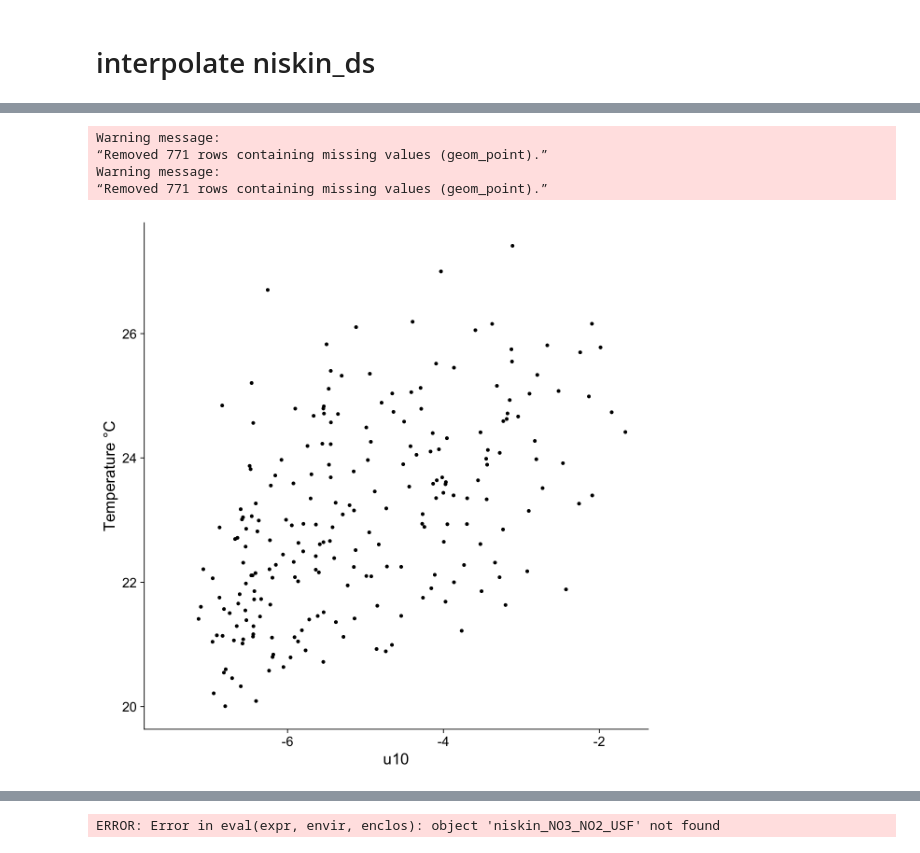
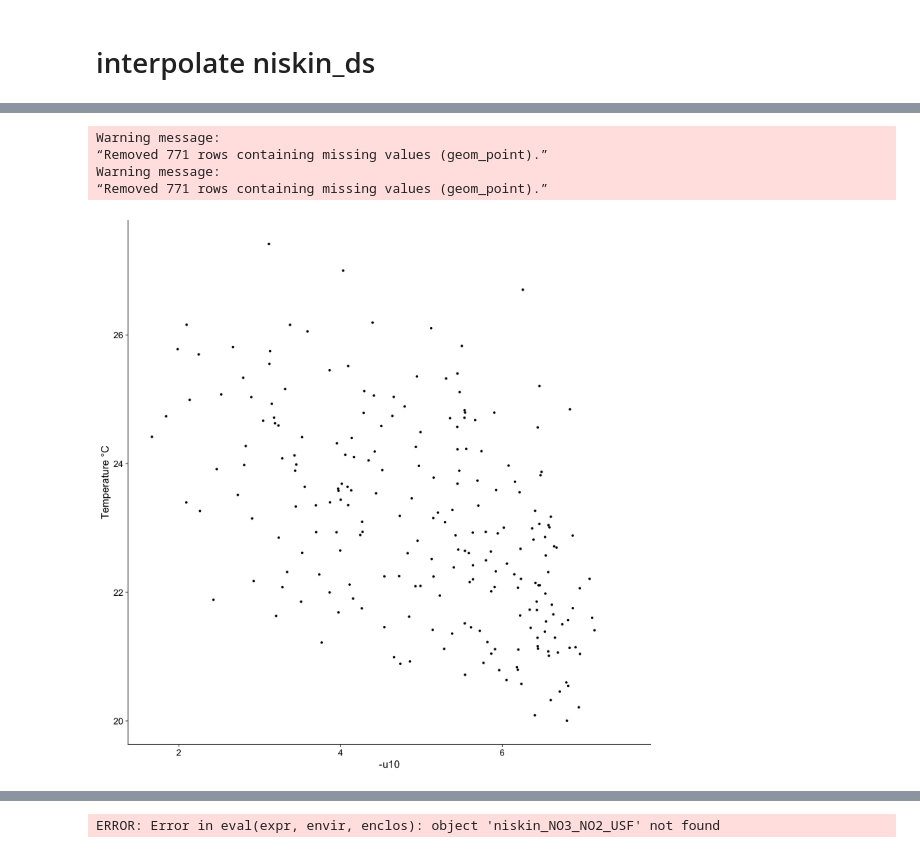
Before and after one commit to ben1post/BennyPhD, a Jupyter notebook: CaRiaco/SCRIPPS/CARIACO_data/PrelimDataExploration/Climate2Nisking_merge_PLOT.ipynb, the cells around one changed output, grey strips where cells are left out. Cells and saved outputs as stored; diff of their text form; code cells hidden in the pictures.

```diff
--- a/CaRiaco/SCRIPPS/CARIACO_data/PrelimDataExploration/Climate2Nisking_merge_PLOT.ipynb
+++ b/CaRiaco/SCRIPPS/CARIACO_data/PrelimDataExploration/Climate2Nisking_merge_PLOT.ipynb
@@ -253,17 +240,17 @@ Warning message:
 # %%
 niskin_wind_Temperature = interpolatedmerge('Temperature', 'u10')
 
-ggplot(data=niskin_wind_Temperature, aes(y=value_mean, x=u10)) + geom_point() +
-    geom_point(data=niskin_wind_Temperature, aes(y=value_mean, x=u10)) +
+ggplot(data=niskin_wind_Temperature, aes(y=value_mean, x=-u10)) + geom_point() +
+    geom_point(data=niskin_wind_Temperature, aes(y=value_mean, x=-u10)) +
     theme_cowplot(font_size = 20) + ylab('Temperature °C')
 
 # check why outliers?
 # %% [output]
 Warning message:
 “Removed 771 rows containing missing values (geom_point).”
 Warning message:
 “Removed 771 rows containing missing values (geom_point).”
-[figure, old version]
+[figure, new version]
 # %%
 niskin_wind_Chlorophyll = interpolatedmerge('Chlorophyll', 'u10')
 
```
Also changed, not shown: parts of 27 cells of this notebook, 14 other files.
